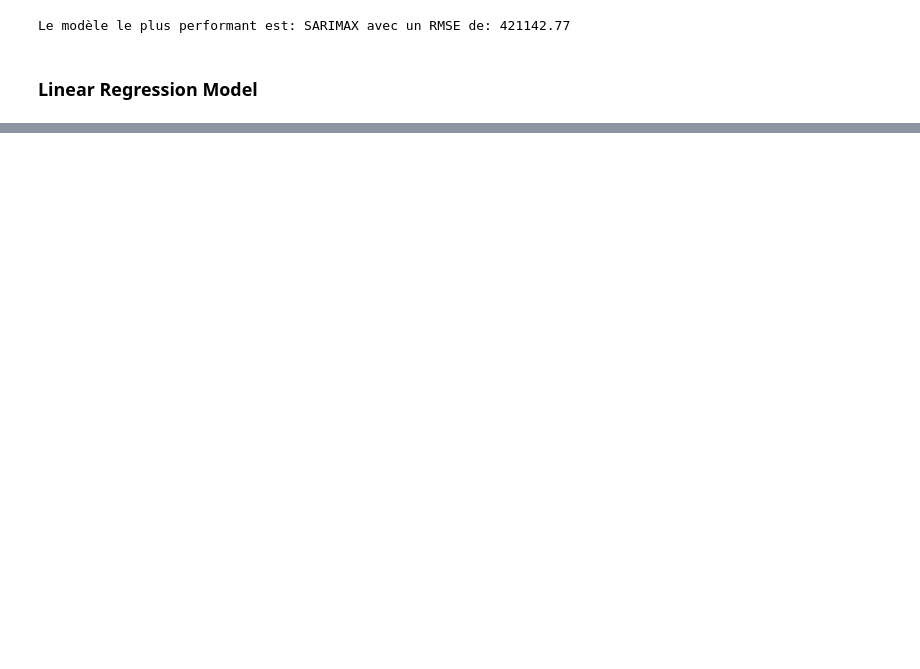
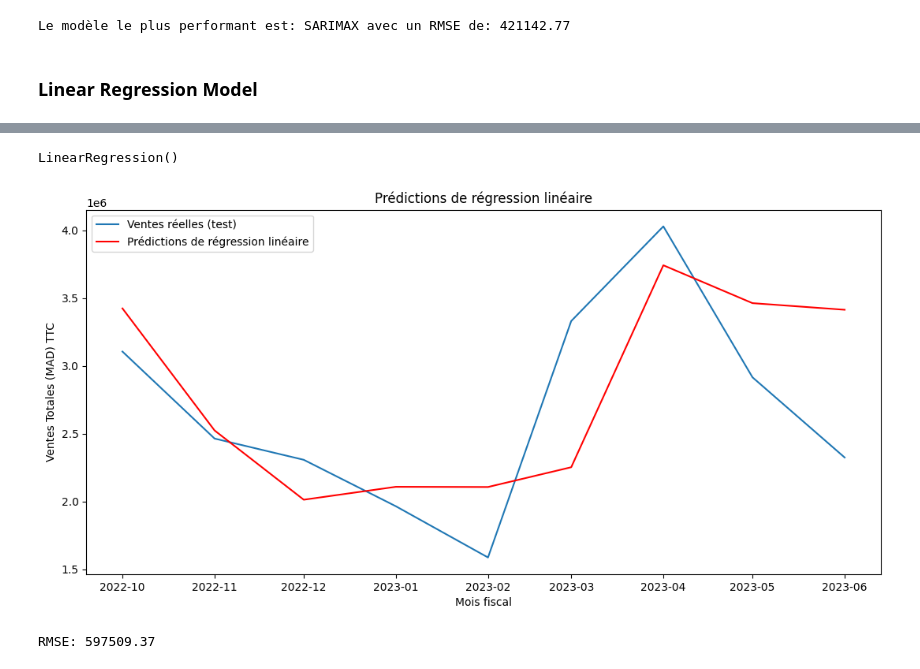
Before and after one commit to hafsaAit/MODELS, a Jupyter notebook: Models_(ARMA_ARIMA_SARIMAX_AUTO-ARIMA_PROPHET_SKTIME).ipynb, the cells around one changed output, grey strips where cells are left out. Saved outputs shown, nothing was run; the diff lists cells and outputs as text; code cells hidden in the pictures; blank space fills up the shorter version.

```diff
--- a/Models_(ARMA_ARIMA_SARIMAX_AUTO-ARIMA_PROPHET_SKTIME).ipynb
+++ b/Models_(ARMA_ARIMA_SARIMAX_AUTO-ARIMA_PROPHET_SKTIME).ipynb
@@ -597,0 +734,11 @@ lin_model=LinearRegression ()
+# %%
+predict_start_date = df_M_test.index[0]
+predict_end_date = df_M_test.index[-1]
+# %%
+# @title Variables indépendantes et dépendantes
+
+X_train = df_M.loc[df_M.index < predict_start_date, df_M.columns != 'Ventes Totales (MAD) TTC']
+y_train = df_M.loc[df_M.index < predict_start_date, 'Ventes Totales (MAD) TTC']
+
+X_test = df_M.loc[(df_M.index >= predict_start_date) & (df_M.index <= predict_end_date), df_M.columns != 'Ventes Totales (MAD) TTC']
+y_test = df_M.loc[(df_M.index >= predict_start_date) & (df_M.index <= predict_end_date), 'Ventes Totales (MAD) TTC']
@@ -597,0 +748,6 @@ lin_model=LinearRegression ()
+# %%
+lin_model.fit(X_train, y_train)
+# %% [output]
+LinearRegression()
+# %%
+predictions = lin_model.predict(X_test )
@@ -597,0 +756,21 @@ lin_model=LinearRegression ()
+# %%
+# @title Previsions Linear Regression
+plt.figure(figsize=(13, 6))
+plt.plot(y_test.index, y_test, label='Ventes réelles (test)')
+plt.plot(y_test.index, predictions, label='Prédictions de régression linéaire', color='red')
+
+plt.title('Prédictions de régression linéaire')
+plt.xlabel('Mois fiscal')
+plt.ylabel('Ventes Totales (MAD) TTC')
+plt.legend()
+plt.show()
+# %% [output]
+[figure, added]
+# %%
+# @title Linear Regression RMSE
+LinearRegression_rmse = mean_squared_error(y_test, predictions, squared=False)
+
+Lin_rmse_rounded = round(LinearRegression_rmse, 2)
+print(f'RMSE: {Lin_rmse_rounded}')
+# %% [output]
+RMSE: 597509.37
```
Also changed, not shown: parts of 36 cells of this notebook.
